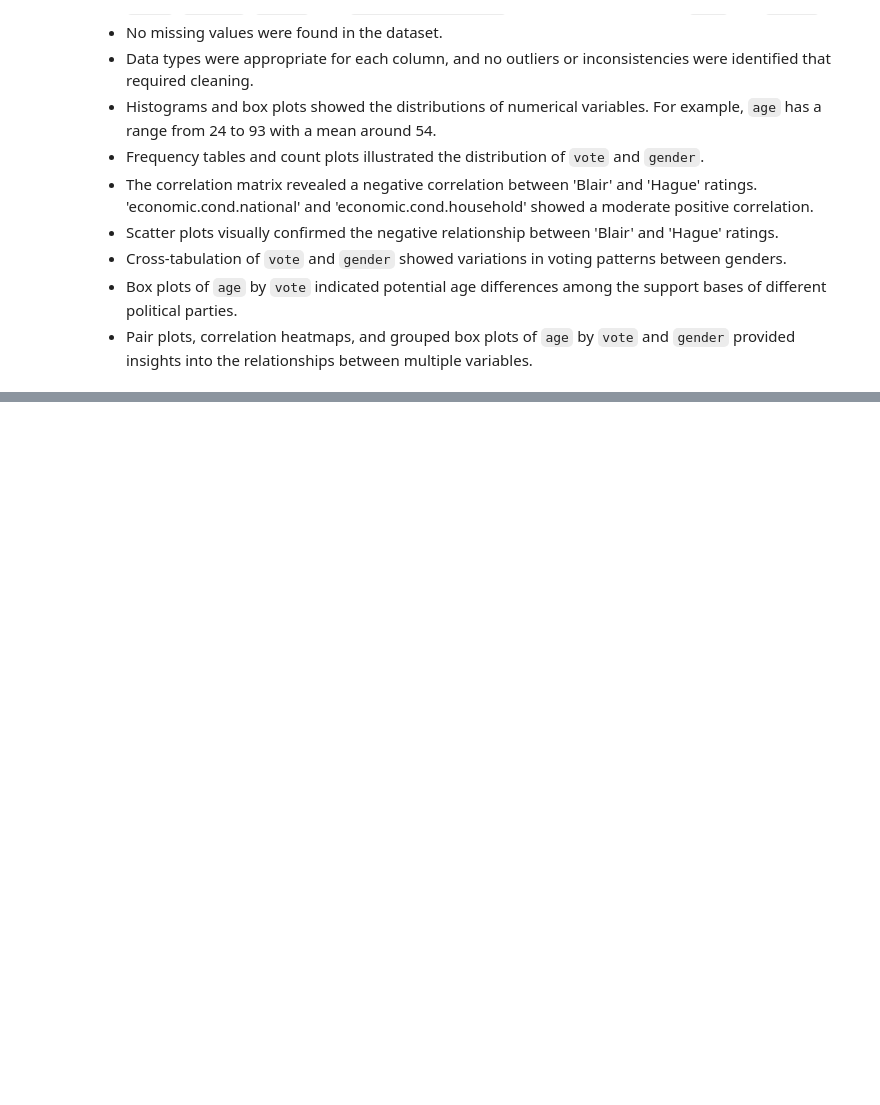
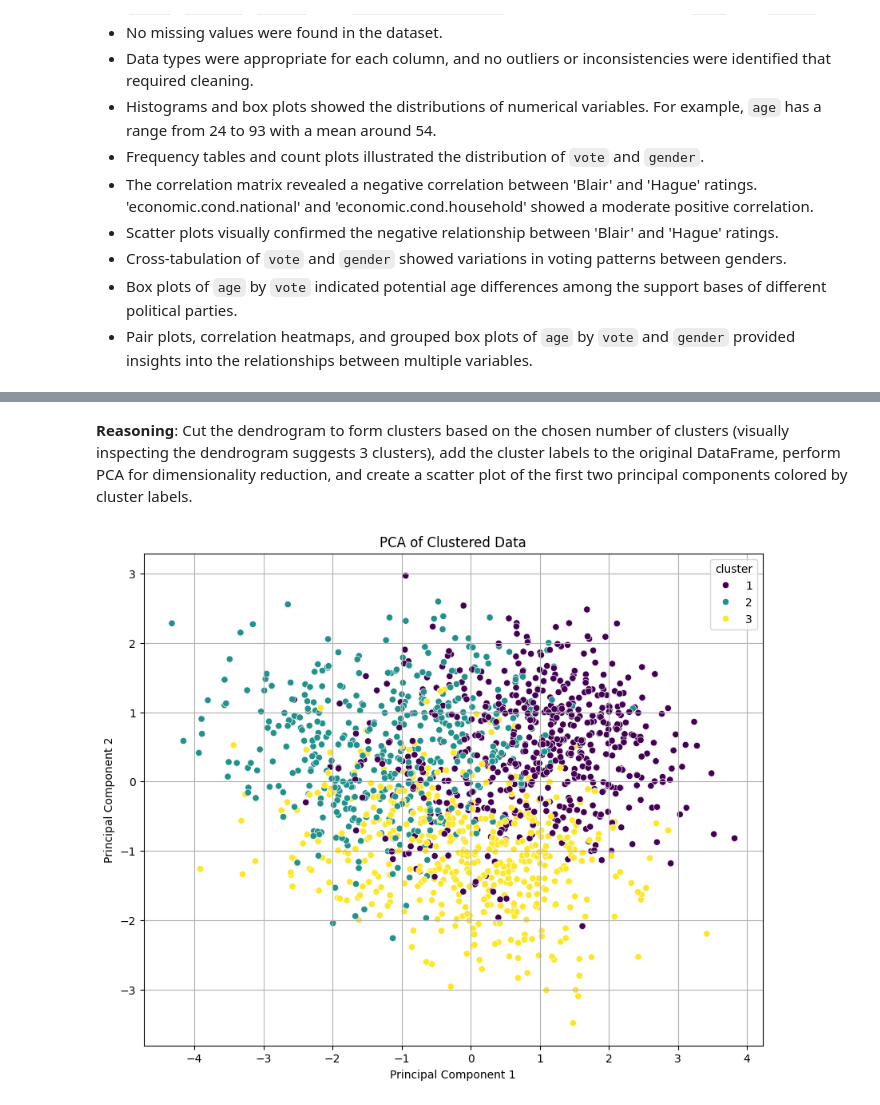
Before and after one commit to Dark-knight232/Exploratory-Data-Analysis-TH-Course-Project, a Jupyter notebook: 22BDS0382.ipynb, the cells around one changed output, grey strips where cells are left out. Cells and saved outputs as stored; diff of their text form; code cells hidden in the pictures; blank space fills up the shorter version.

```diff
--- a/22BDS0382.ipynb
+++ b/22BDS0382.ipynb
@@ -270,0 +492,35 @@ plt.show()
+# %% [markdown]
+**Reasoning**:
+Cut the dendrogram to form clusters based on the chosen number of clusters (visually inspecting the dendrogram suggests 3 clusters), add the cluster labels to the original DataFrame, perform PCA for dimensionality reduction, and create a scatter plot of the first two principal components colored by cluster labels.
+# %%
+from scipy.cluster.hierarchy import fcluster
+from sklearn.decomposition import PCA
+
+# Determine the optimal number of clusters by visually inspecting the dendrogram.
+# Based on visual inspection of the dendrogram, 3 clusters seem reasonable (longest vertical lines before crossing horizontal lines).
+n_clusters = 3
+
+# Cut the dendrogram to form clusters
+cluster_labels = fcluster(linked_matrix, n_clusters, criterion='maxclust')
+
+# Add the cluster labels to the original DataFrame
+df['cluster'] = cluster_labels
+
+# Perform PCA for dimensionality reduction
+pca = PCA(n_components=2)
+principal_components = pca.fit_transform(df_scaled)
+pca_df = pd.DataFrame(data = principal_components, columns = ['principal_component_1', 'principal_component_2'])
+
+# Add cluster labels to the PCA DataFrame
+pca_df['cluster'] = cluster_labels
+
+# Create a scatter plot of the first two principal components, coloring by cluster labels
+plt.figure(figsize=(10, 8))
+sns.scatterplot(data=pca_df, x='principal_component_1', y='principal_component_2', hue='cluster', palette='viridis', legend='full')
+plt.title('PCA of Clustered Data')
+plt.xlabel('Principal Component 1')
+plt.ylabel('Principal Component 2')
+plt.grid(True)
+plt.show()
+# %% [output]
+[figure, added]
```
Also changed, not shown: parts of 29 cells of this notebook.
